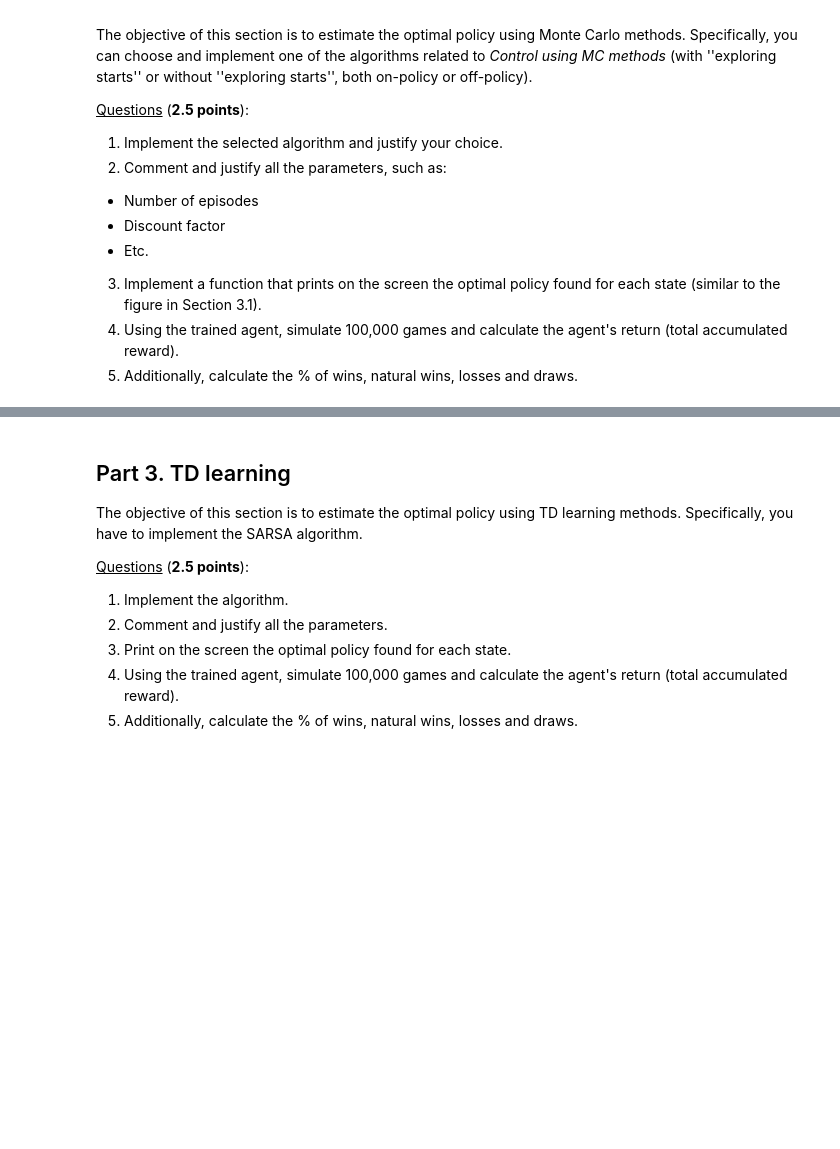
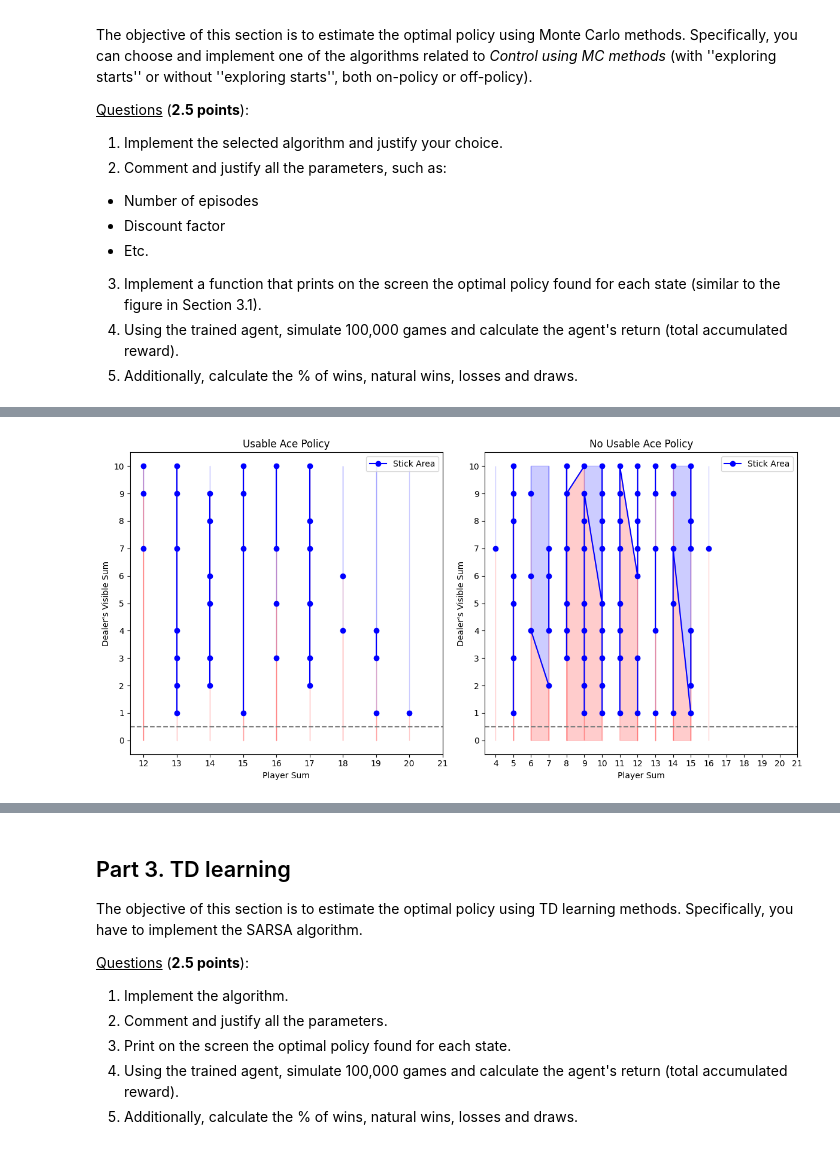
Before and after one commit to Martinacarretta/Paradigms_ML, a Jupyter notebook: practical LAB 1/PRA1_BlackJack.ipynb, the cells around one changed output, grey strips where cells are left out. Drawn from its saved outputs; the diff is of its cells as text; code cells hidden in the pictures; blank space fills up the shorter version.

Commit message:
falta fer el graph i explicar els parameters

```diff
--- a/practical LAB 1/PRA1_BlackJack.ipynb
+++ b/practical LAB 1/PRA1_BlackJack.ipynb
@@ -100,7 +100,7 @@ class Agent:
             new_state, reward, terminated, truncated, _ = env.step(action)
             is_done = terminated or truncated
             if is_done:
-                total_reward = int(reward) # only compute once since the reward is only given at the end -1, 0, or 1
+                total_reward = reward # only compute once since the reward is only given at the end -1, 0, or 1
                 break
             state = new_state
         return total_reward
@@ -134,9 +134,9 @@ for _ in range(num_games):
         is_done = terminated or truncated
         episode_reward += reward
         if is_done:
-            if reward == 1.0:
+            if reward == 1.0 or reward == 1.5: # Normal and natural wins
                 wins += 1
-                if state[0] == 21 and state[2]:  # Natural win
+                if state[0] == 21 and state[2]:  # Natural win is a counted both as a win and a natural win
                     natural_wins += 1
             elif reward == -1.0:
                 losses += 1
@@ -172,0 +256,2 @@ The objective of this section is to estimate the optimal policy using Monte Carl
+# %%
+Q, policy = mc_control_on_policy_epsilon_greedy(env, num_episodes=100000, discount=1, epsilon=1)
@@ -172,0 +260,5 @@ The objective of this section is to estimate the optimal policy using Monte Carl
+# %%
+print("POLICY:")
+for state in Q.keys():
+    action_probabilities = policy(state)
+    print(f"State: {state}, Policy: {action_probabilities}")
@@ -172,0 +283,64 @@ The objective of this section is to estimate the optimal policy using Monte Carl
+# %%
+import matplotlib.pyplot as plt
+import numpy as np
+
+# Prepare data for plotting
+player_sums_usable_ace = []
+dealer_sums_usable_ace = []
+player_sums_no_usable_ace = []
+dealer_sums_no_usable_ace = []
+
+for state in Q.keys():
+    player_sum, dealer_sum, usable_ace = state
+    action_probabilities = policy(state)
+    stick_prob = action_probabilities[1]  # Probability of sticking (action 1)
+
+    # Collect data based on usable ace
+    if usable_ace:
+        player_sums_usable_ace.append(player_sum)
+        dealer_sums_usable_ace.append(dealer_sum if stick_prob >= 0.5 else np.nan)
+    else:
+        player_sums_no_usable_ace.append(player_sum)
+        dealer_sums_no_usable_ace.append(dealer_sum if stick_prob >= 0.5 else np.nan)
+
+# Sort data for smooth lines
+player_sums_usable_ace, dealer_sums_usable_ace = zip(*sorted(zip(player_sums_usable_ace, dealer_sums_usable_ace)))
+player_sums_no_usable_ace, dealer_sums_no_usable_ace = zip(*sorted(zip(player_sums_no_usable_ace, dealer_sums_no_usable_ace)))
+
+# Create the plot
+plt.figure(figsize=(12, 6))
+
+# Usable Ace line graph
+plt.subplot(1, 2, 1)
+plt.plot(player_sums_usable_ace, dealer_sums_usable_ace, marker='o', color='blue', label='Stick Area')
+plt.fill_between(player_sums_usable_ace, dealer_sums_usable_ace, y2=10, where=(np.array(dealer_sums_usable_ace) < 10),
+                 color='blue', alpha=0.2)
+plt.fill_between(player_sums_usable_ace, dealer_sums_usable_ace, y2=0, where=(np.array(dealer_sums_usable_ace) >= 0),
+                 color='red', alpha=0.2)
+plt.title('Usable Ace Policy')
+plt.xlabel('Player Sum')
+plt.ylabel("Dealer's Visible Sum")
+plt.xticks(np.arange(min(player_sums_usable_ace), max(player_sums_usable_ace) + 1))
+plt.yticks(np.arange(0, 11, 1))
+plt.axhline(0.5, color='grey', linestyle='--')  # Threshold line
+plt.legend()
+
+# No Usable Ace line graph
+plt.subplot(1, 2, 2)
+plt.plot(player_sums_no_usable_ace, dealer_sums_no_usable_ace, marker='o', color='blue', label='Stick Area')
+plt.fill_between(player_sums_no_usable_ace, dealer_sums_no_usable_ace, y2=10, where=(np.array(dealer_sums_no_usable_ace) < 10),
+                 color='blue', alpha=0.2)
+plt.fill_between(player_sums_no_usable_ace, dealer_sums_no_usable_ace, y2=0, where=(np.array(dealer_sums_no_usable_ace) >= 0),
+                 color='red', alpha=0.2)
+plt.title('No Usable Ace Policy')
+plt.xlabel('Player Sum')
+plt.ylabel("Dealer's Visible Sum")
+plt.xticks(np.arange(min(player_sums_no_usable_ace), max(player_sums_no_usable_ace) + 1))
+plt.yticks(np.arange(0, 11, 1))
+plt.axhline(0.5, color='grey', linestyle='--')  # Threshold line
+plt.legend()
+
+plt.tight_layout()
+plt.show()
+# %% [output]
+[figure, added]
```
Also changed, not shown: parts of 13 cells of this notebook.
